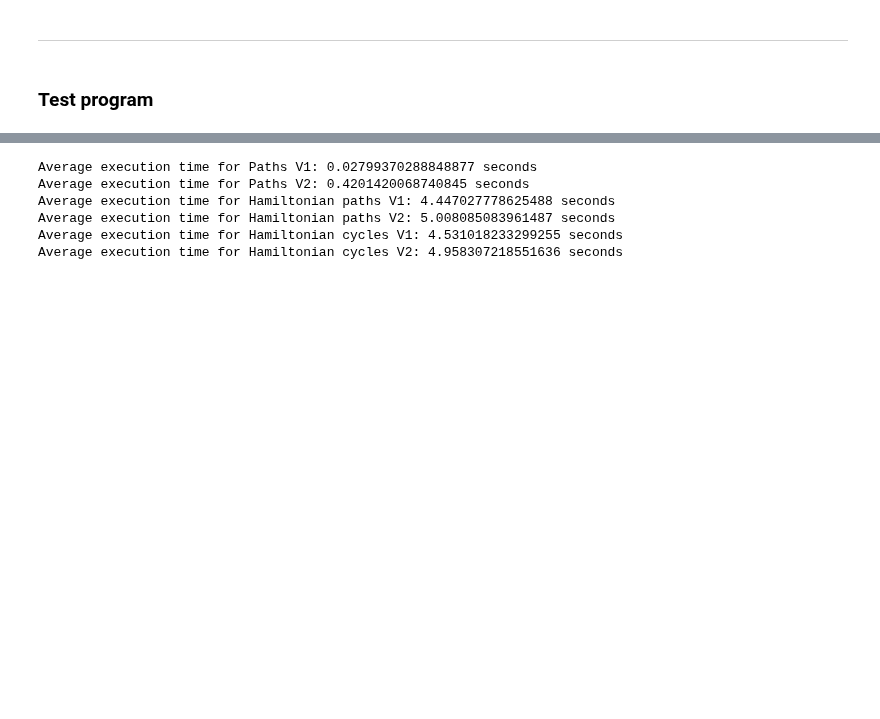
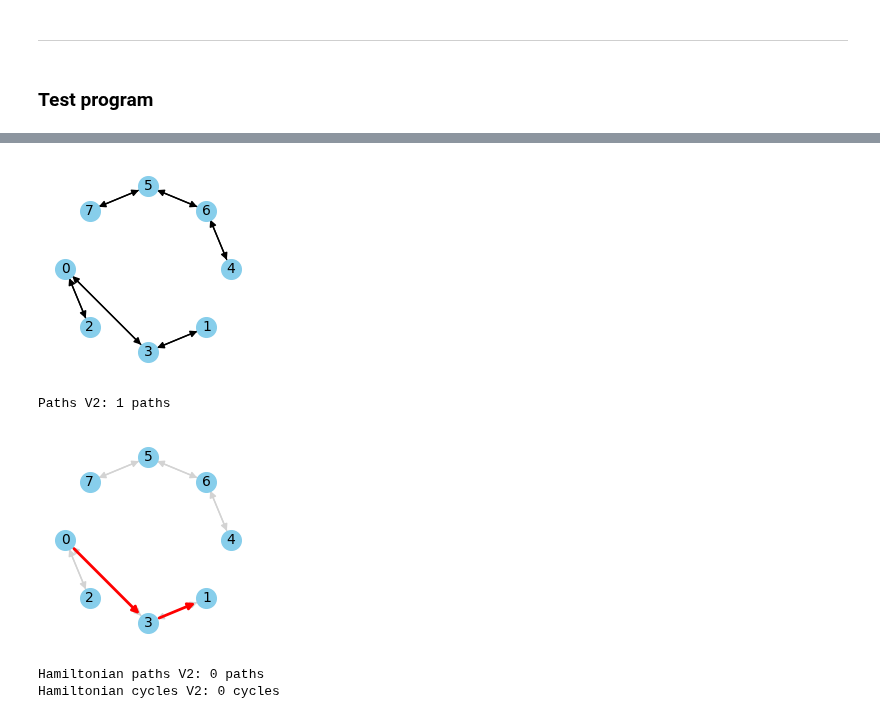
Before and after one commit to ExitedState/2301365_ALGO-LAB, a Jupyter notebook: LAB2/LAB2.ipynb, the cells around one changed output, grey strips where cells are left out. Saved outputs shown, nothing was run; the diff lists cells and outputs as text; code cells hidden in the pictures; blank space fills up the shorter version.

```diff
--- a/LAB2/LAB2.ipynb
+++ b/LAB2/LAB2.ipynb
@@ -252,15 +161,0 @@ print(graph_matrix)
-# %%
-graph_matrix = [
-    [0, 1, 1, 1, 0, 0, 0, 0, 0, 0, 1, 1],
-    [1, 0, 1, 0, 0, 0, 0, 0, 1, 1, 1, 1],
-    [1, 1, 0, 1, 0, 0, 0, 1, 1, 0, 0, 0],
-    [1, 0, 1, 0, 1, 0, 0, 1, 0, 0, 0, 1],
-    [0, 0, 0, 1, 0, 1, 1, 1, 0, 0, 0, 1],
-    [0, 0, 0, 0, 1, 0, 1, 0, 0, 1, 1, 1],
-    [0, 0, 0, 0, 1, 1, 0, 1, 1, 1, 0, 0],
-    [0, 0, 1, 1, 1, 0, 1, 0, 1, 0, 0, 0],
-    [0, 1, 1, 0, 0, 0, 1, 1, 0, 1, 0, 0],
-    [0, 1, 0, 0, 0, 1, 1, 0, 1, 0, 1, 0],
-    [1, 1, 0, 0, 0, 1, 0, 0, 0, 1, 0, 1],
-    [1, 0, 0, 1, 1, 1, 0, 0, 0, 0, 1, 0]
-]
@@ -376,39 +184,22 @@ Hamiltonian paths V1: 6 unique paths
-# %%
-import time
-
-def measure_avg_time(func, *args, runs=10):
-    total_time = 0
-    for _ in range(runs):
-        start_time = time.time()
-        func(*args)
-        total_time += (time.time() - start_time)
-    return total_time / runs
-
-# Compare find_all_paths V1 vs V2
-avg_time = measure_avg_time(find_all_paths, graph_matrix, 0, 1)
-print(f"Average execution time for Paths V1: {avg_time} seconds")
-
-
-avg_time = measure_avg_time(find_all_paths_V2, graph_matrix, 0, 1)
-print(f"Average execution time for Paths V2: {avg_time} seconds")
-
-# Compare find_hamiltonian_paths V1 vs V2
-avg_time = measure_avg_time(find_hamiltonian_paths, graph_matrix)
-print(f"Average execution time for Hamiltonian paths V1: {avg_time} seconds")
-
-avg_time = measure_avg_time(find_hamiltonian_paths_V2, graph_matrix)
-print(f"Average execution time for Hamiltonian paths V2: {avg_time} seconds")
-
-# Compare find_hamiltonian_cycles V1 vs V2
-avg_time = measure_avg_time(find_hamiltonian_cycles, graph_matrix)
-print(f"Average execution time for Hamiltonian cycles V1: {avg_time} seconds")
-
-avg_time = measure_avg_time(find_hamiltonian_cycles_V2, graph_matrix)
-print(f"Average execution time for Hamiltonian cycles V2: {avg_time} seconds")
-# %% [output]
-Average execution time for Paths V1: 0.02799370288848877 seconds
-Average execution time for Paths V2: 0.4201420068740845 seconds
-Average execution time for Hamiltonian paths V1: 4.447027778625488 seconds
-Average execution time for Hamiltonian paths V2: 5.008085083961487 seconds
-Average execution time for Hamiltonian cycles V1: 4.531018233299255 seconds
-Average execution time for Hamiltonian cycles V2: 4.958307218551636 seconds
+# %%
+draw_graph(graph_matrix)
+pathsV2 = find_all_paths_V2(graph_matrix, 0, 1)
+pathsV2 = filter_unique_paths(pathsV2)
+print(f"Paths V2: {len(pathsV2)} paths")
+draw_solution(graph_matrix, pathsV2[:1])
+
+Ham_pathV2 = find_hamiltonian_paths_V2(graph_matrix)
+Ham_pathV2 = filter_unique_paths(Ham_pathV2)
+print(f"Hamiltonian paths V2: {len(Ham_pathV2)} paths")
+draw_solution(graph_matrix, Ham_pathV2[:1])
+
+Ham_cyclesV2 = find_hamiltonian_cycles_V2(graph_matrix)
+Ham_cyclesV2 = filter_unique_cycles(Ham_cyclesV2)
+print(f"Hamiltonian cycles V2: {len(Ham_cyclesV2)} cycles")
+draw_solution(graph_matrix, Ham_cyclesV2[:1], cycles=True)
+# %% [output]
+[figure, added]
+Paths V2: 1 paths
+[figure, added]
+Hamiltonian paths V2: 0 paths
+Hamiltonian cycles V2: 0 cycles
```
Also changed, not shown: parts of 16 cells of this notebook, 2 other files.
